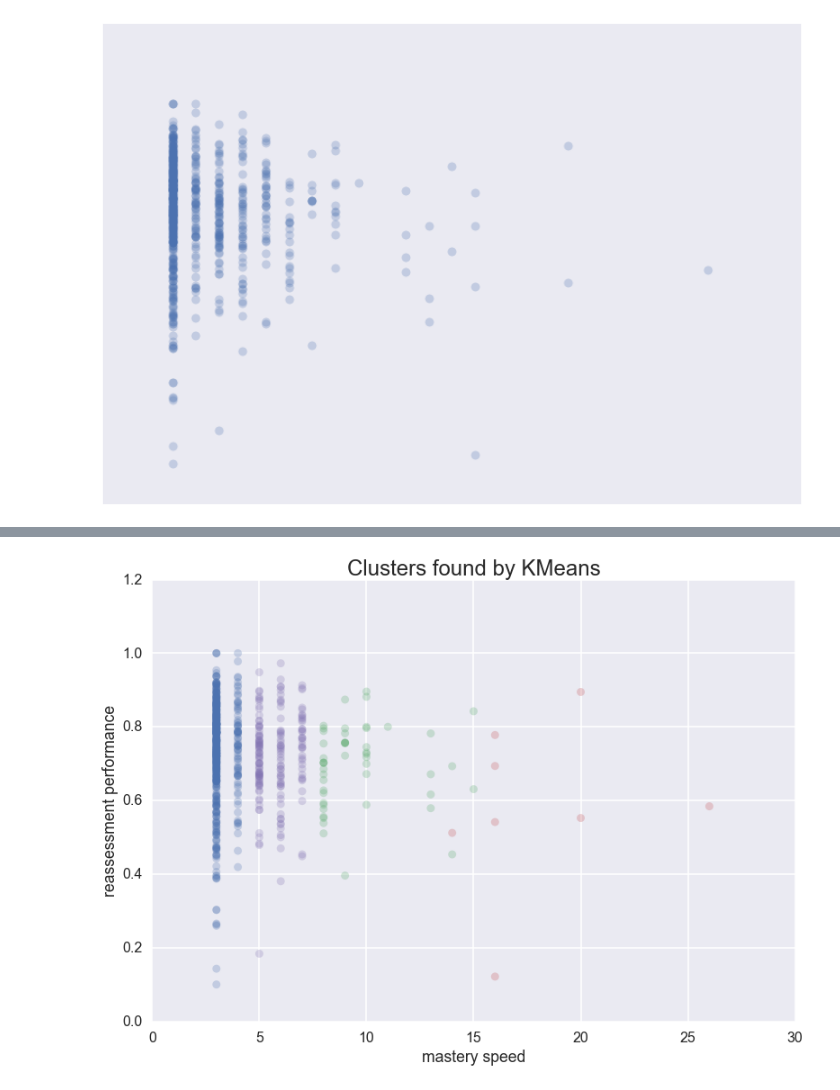
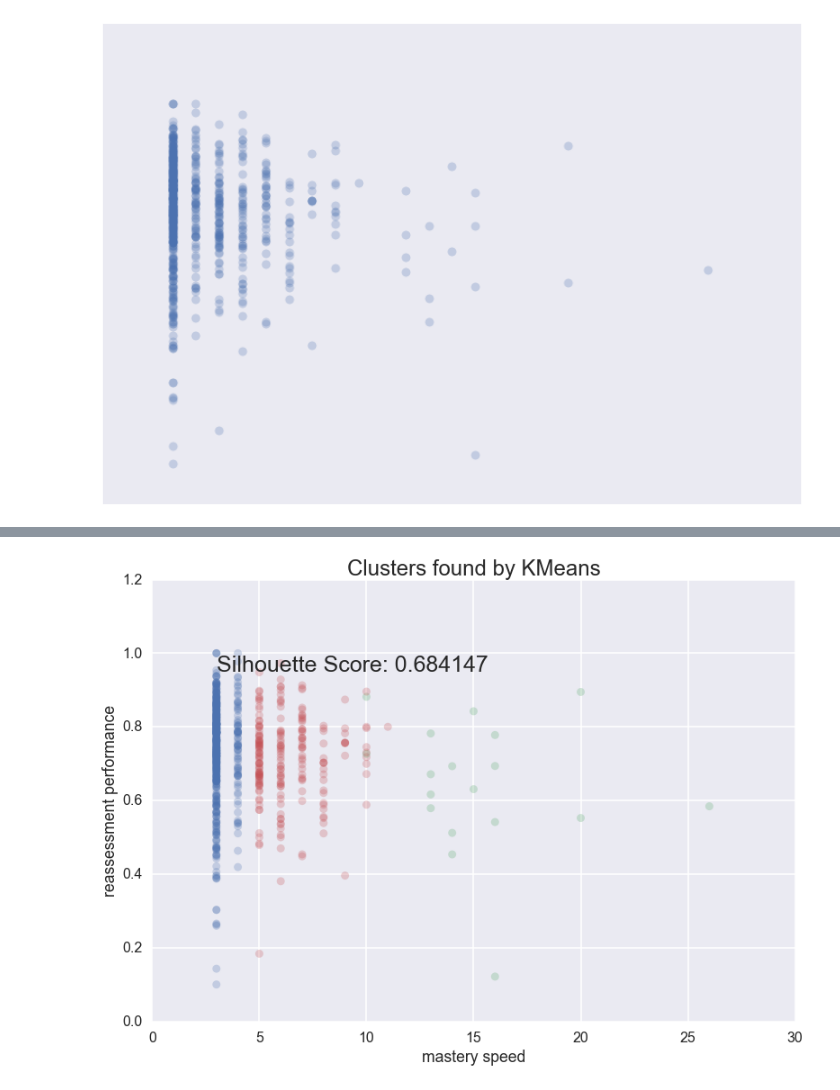
Before and after one commit to beardeer/playground, a Jupyter notebook: clustering.ipynb, the cells around one changed output, grey strips where cells are left out. Saved outputs shown, nothing was run; the diff lists cells and outputs as text; code cells hidden in the pictures.

```diff
--- a/clustering.ipynb
+++ b/clustering.ipynb
@@ -46,6 +50,7 @@ def plot_clusters(data, all_data, algorithm, args, kwds):
     plt.title('Clusters found by {}'.format(str(algorithm.__name__)), fontsize=24)
     plt.xlabel('mastery speed')
     plt.ylabel('reassessment performance')
-#     plt.text(-0.5, 0.7, 'Clustering took {:.2f} s'.format(end_time - start_time), fontsize=14)
+    silhouette_avg = silhouette_score(data, labels)
+    plt.text(3, 0.95, 'Silhouette Score: %4f'% silhouette_avg, fontsize=25)
     return labels
 # %%
@@ -55,4 +60,4 @@ labels_k1 = plot_clusters(data[:,1:], data, cluster.KMeans, (), {'n_clusters':n_
 # %%
-labels_k2 = plot_clusters(data[:,:], data, cluster.KMeans, (), {'n_clusters': n_clusters})
+labels_k2 = plot_clusters(data[:,:], data, cluster.KMeans, (), {'n_clusters': 2})
 # %% [output]
-[figure, old version]
+[figure, new version]
```
Also changed, not shown: parts of 10 cells of this notebook.
